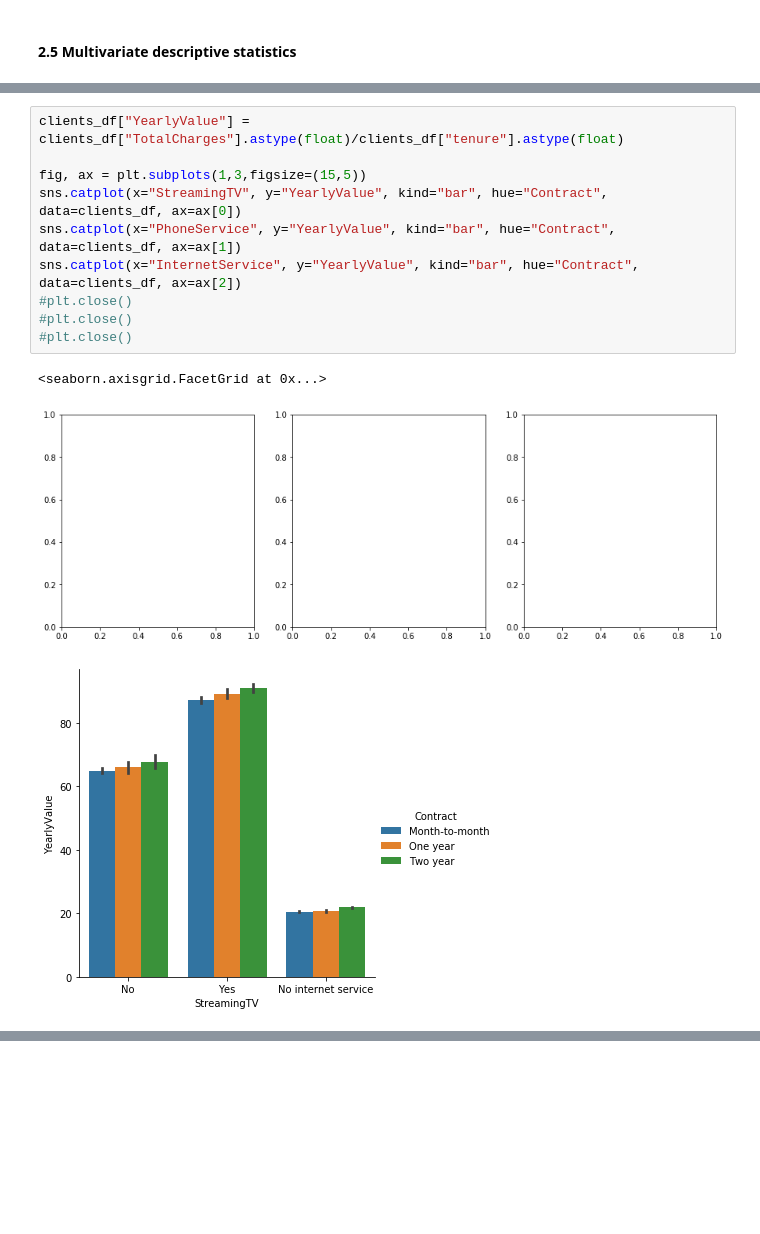
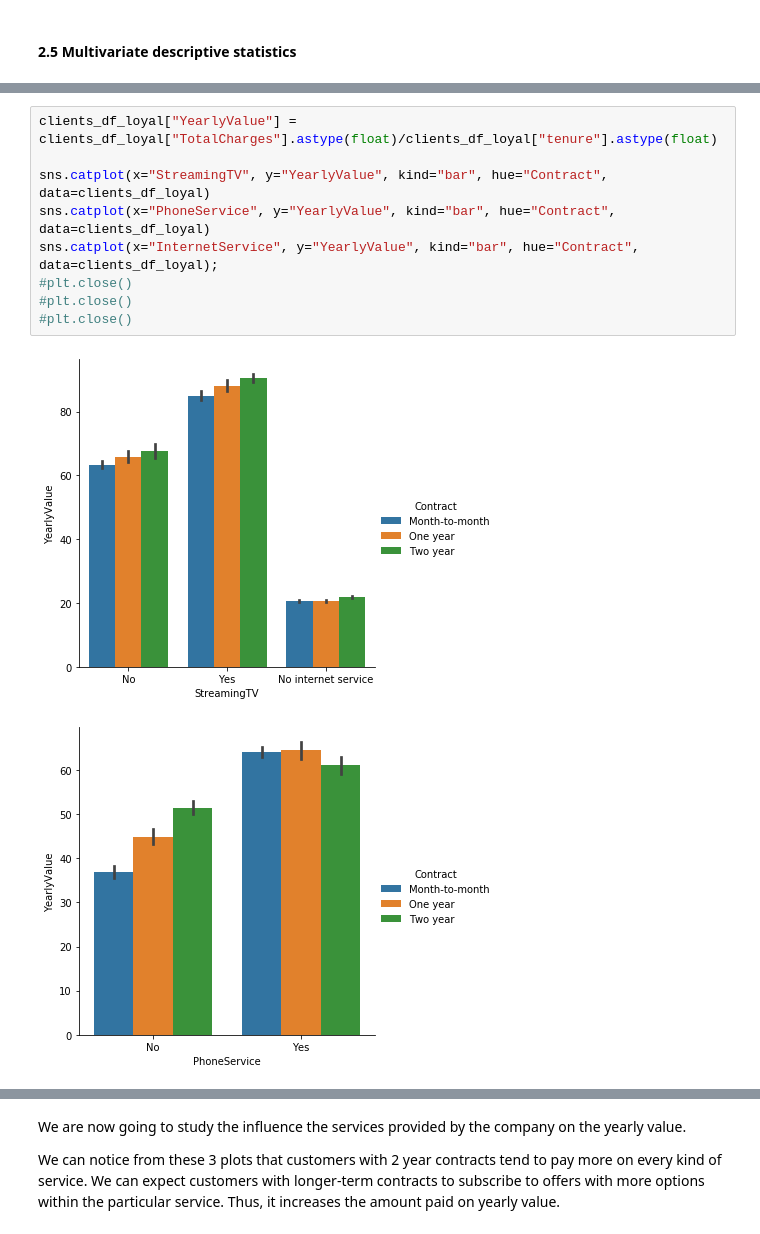
Before and after one commit to JulesTriomphe/dsip, a Jupyter notebook: PS1/ps01.ipynb, the cells around one changed output, grey strips where cells are left out. Drawn from its saved outputs; the diff is of its cells as text; blank space fills up the shorter version.

```diff
--- a/PS1/ps01.ipynb
+++ b/PS1/ps01.ipynb
@@ -365,14 +377,12 @@ sns.catplot(x="InternetService", y="MonthlyCharges", kind="bar", hue="Contract",
 # %%
-clients_df["YearlyValue"] = clients_df["TotalCharges"].astype(float)/clients_df["tenure"].astype(float)
+clients_df_loyal["YearlyValue"] = clients_df_loyal["TotalCharges"].astype(float)/clients_df_loyal["tenure"].astype(float)
 
-fig, ax = plt.subplots(1,3,figsize=(15,5))
-sns.catplot(x="StreamingTV", y="YearlyValue", kind="bar", hue="Contract", data=clients_df, ax=ax[0])
-sns.catplot(x="PhoneService", y="YearlyValue", kind="bar", hue="Contract", data=clients_df, ax=ax[1])
-sns.catplot(x="InternetService", y="YearlyValue", kind="bar", hue="Contract", data=clients_df, ax=ax[2])
+sns.catplot(x="StreamingTV", y="YearlyValue", kind="bar", hue="Contract", data=clients_df_loyal)
+sns.catplot(x="PhoneService", y="YearlyValue", kind="bar", hue="Contract", data=clients_df_loyal)
+sns.catplot(x="InternetService", y="YearlyValue", kind="bar", hue="Contract", data=clients_df_loyal);
 #plt.close()
 #plt.close()
 #plt.close()
 # %% [output]
-<seaborn.axisgrid.FacetGrid at 0x...>
-[figure, old version]
+[figure, new version]
-[figure, old version]
+[figure, new version]
@@ -381 +390,5 @@ sns.catplot(x="InternetService", y="YearlyValue", kind="bar", hue="Contract", da
+# %% [markdown]
+We are now going to study the influence the services provided by the company on the yearly value.
+
+We can notice from these 3 plots that customers with 2 year contracts tend to pay more on every kind of service. We can expect customers with longer-term contracts to subscribe to offers with more options within the particular service. Thus, it increases the amount paid on yearly value.
 # %%
```
Also changed, not shown: parts of 29 cells of this notebook.
